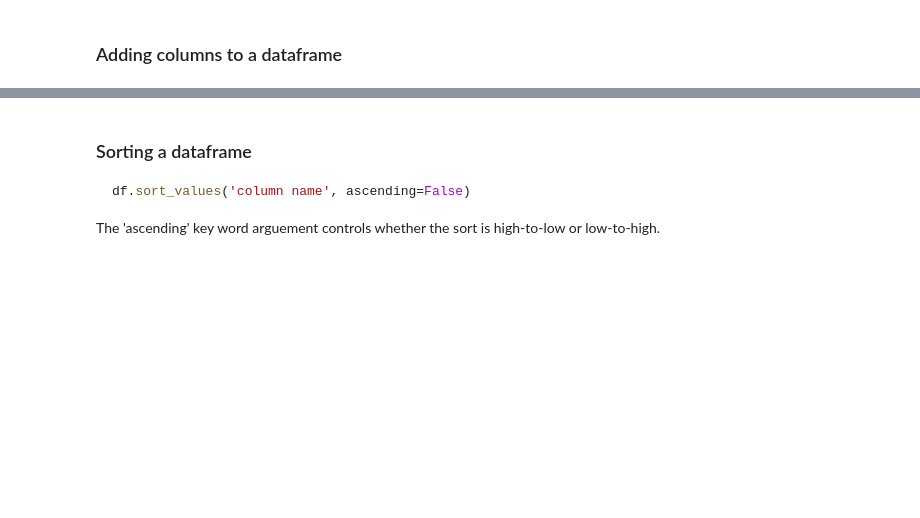
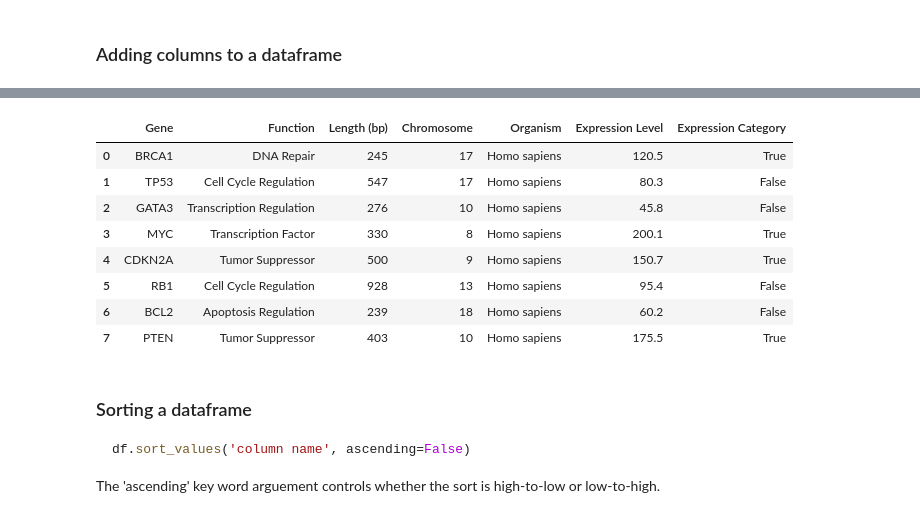
Before and after one commit to UH-MBBE/lecture-5-introduction-to-pandas-garrettroell2, a Jupyter notebook: L5_Notes.ipynb, the cells around one changed output, grey strips where cells are left out. Saved outputs shown, nothing was run; the diff lists cells and outputs as text; code cells hidden in the pictures; blank space fills up the shorter version.

````diff
--- a/L5_Notes.ipynb
+++ b/L5_Notes.ipynb
@@ -49,6 +75,7 @@ pd.Series(list, name="series_name")
 ### Working with data files
 # %%
 # use pandas to load the data is genes.csv, and save the data to a variable called genes_df
-
+genes_df = pd.read_csv('./genes.csv')
 
 # print the dataframe
+genes_df
@@ -71,3 +141,7 @@ new_df = old_df[conditional statement]
 ### Looping over a dataframe
 # %%
 # loop over the rows in the dataframe using .iterrows() and print each row
+
+for index, row in genes_df.iterrows():
+    print(index)
+    print(row)
@@ -74,2 +178,7 @@ new_df = old_df[conditional statement]
 # %%
 # loop over the dataframe using .iterrows() and print the gene name and length for each row
+for index, row in genes_df.iterrows():
+    gene_name = row['Gene']
+    length = row['Length (bp)']
+
+    print(f'{gene_name} is {length} base pairs long.')
@@ -79,3 +197,6 @@ new_df = old_df[conditional statement]
 expression_levels = [120.5, 80.3, 45.8, 200.1, 150.7, 95.4, 60.2, 175.5]
 
 # add a new column to the dataframe called "Expression Level" and set it equal to expression_levels
+genes_df['Expression Level'] = expression_levels
+
+genes_df
@@ -82,11 +213,32 @@ expression_levels = [120.5, 80.3, 45.8, 200.1, 150.7, 95.4, 60.2, 175.5]
 # %%
 # add a new column to the dataframe called "Expression Category"
 # The values in this column should be True if the expression level is greater than 100, and False otherwise
 
 # define a blank list to store the values
 expression_categories = []
 
 # loop over the expression levels
+for index, row in genes_df.iterrows():
+    expression_level = row['Expression Level']
+
+    if expression_level > 100:
+        expression_categories.append(True)
+    else:
+        expression_categories.append(False)
+
+genes_df['Expression Category'] = expression_categories
+
+genes_df
+# %% [output]
+|  | Gene | Function | Length (bp) | Chromosome | Organism | Expression Level | Expression Category |
+| 0 | BRCA1 | DNA Repair | 245 | 17 | Homo sapiens | 120.5 | True |
+| 1 | TP53 | Cell Cycle Regulation | 547 | 17 | Homo sapiens | 80.3 | False |
+| 2 | GATA3 | Transcription Regulation | 276 | 10 | Homo sapiens | 45.8 | False |
+| 3 | MYC | Transcription Factor | 330 | 8 | Homo sapiens | 200.1 | True |
+| 4 | CDKN2A | Tumor Suppressor | 500 | 9 | Homo sapiens | 150.7 | True |
+| 5 | RB1 | Cell Cycle Regulation | 928 | 13 | Homo sapiens | 95.4 | False |
+| 6 | BCL2 | Apoptosis Regulation | 239 | 18 | Homo sapiens | 60.2 | False |
+| 7 | PTEN | Tumor Suppressor | 403 | 10 | Homo sapiens | 175.5 | True |
 # %% [markdown]
 ### Sorting a dataframe
 ```python
````
Also changed, not shown: parts of 20 cells of this notebook, 1 other file.
